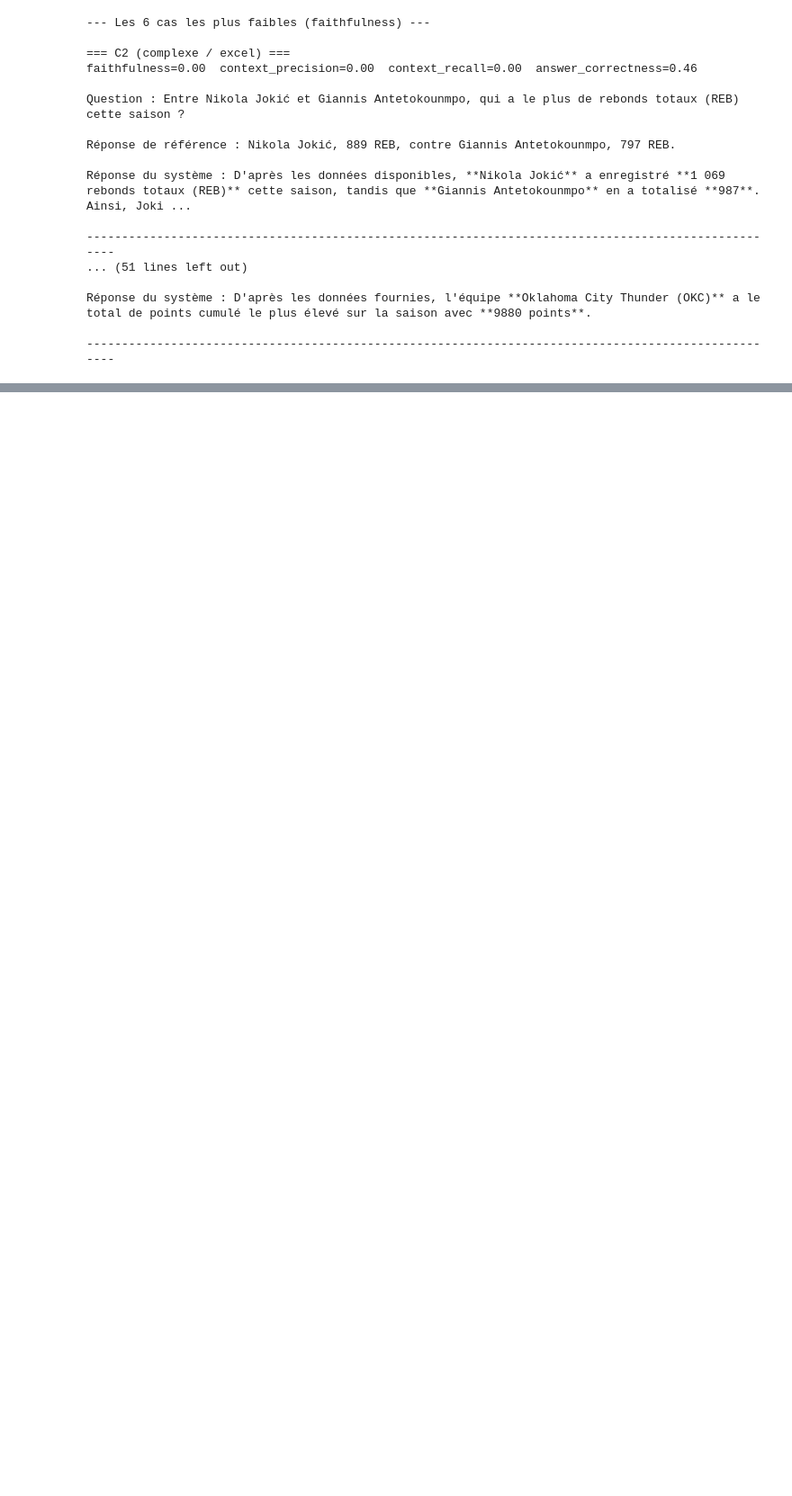
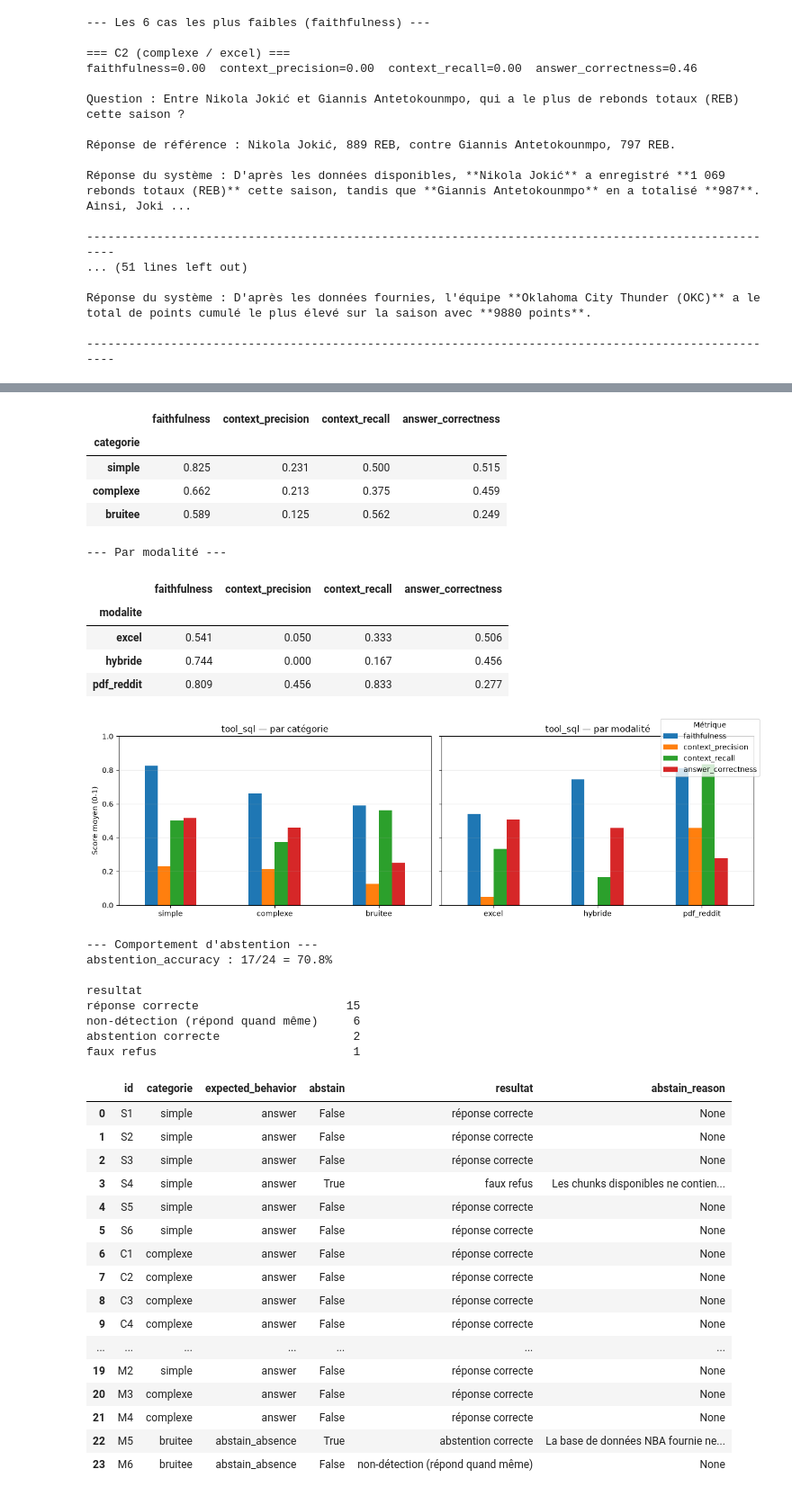
Before and after one commit to FaizaKh93/Projet10_mission, a Jupyter notebook: eval/analyze_results.ipynb, the cells around one changed output, grey strips where cells are left out. Shown at 90% size. Drawn from its saved outputs; the diff is of its cells as text; code cells hidden in the pictures; blank space fills up the shorter version.

Commit message:
Evaluate the SQL tool and compare it against the two previous runs

```diff
--- a/eval/analyze_results.ipynb
+++ b/eval/analyze_results.ipynb
@@ -27,10 +27,19 @@ import pandas as pd
 import matplotlib.pyplot as plt
 
 RESULTS_DIR = Path.cwd() / "results"
-RUNS = ["baseline", "validation_pydantic"]  # ordre chronologique
+RUNS = ["baseline", "validation_pydantic", "tool_sql"]  # ordre chronologique
 METRICS = ["faithfulness", "context_precision", "context_recall", "answer_correctness"]
 ORDRE_CATEGORIES = ["simple", "complexe", "bruitee"]
 N_PIRES_CAS = 6  # nombre de cas dont on affiche le texte complet, par run
+
+# context_precision et context_recall ne jugent que les chunks FAISS. Depuis le tool
+# SQL, elles ne mesurent plus tout le contexte du système, seulement sa branche
+# vectorielle : renommées à l'affichage pour qu'on ne les lise pas comme globales.
+# Les clés du JSON restent inchangées, pour rester comparables aux runs antérieurs.
+NOMS_AFFICHES = {
+    "context_precision": "vector_context_precision",
+    "context_recall": "vector_context_recall",
+}
 
 # Un run absent est simplement ignoré : le notebook reste exécutable avant/après
 # chaque nouvelle évaluation.
@@ -367,0 +304,3 @@ Comparaison sur les **17 cas communs** (S6 a échoué côté juge sur une limite
+# %%
+analyser("tool_sql")
+# %% [output]
@@ -367,0 +313,37 @@ Comparaison sur les **17 cas communs** (S6 a échoué côté juge sur une limite
+|  | faithfulness | context_precision | context_recall | answer_correctness |
+| categorie |  |  |  |  |
+| simple | 0.825 | 0.231 | 0.500 | 0.515 |
+| complexe | 0.662 | 0.213 | 0.375 | 0.459 |
+| bruitee | 0.589 | 0.125 | 0.562 | 0.249 |
+--- Par modalité ---
+|  | faithfulness | context_precision | context_recall | answer_correctness |
+| modalite |  |  |  |  |
+| excel | 0.541 | 0.050 | 0.333 | 0.506 |
+| hybride | 0.744 | 0.000 | 0.167 | 0.456 |
+| pdf_reddit | 0.809 | 0.456 | 0.833 | 0.277 |
+[figure, added]
+--- Comportement d'abstention ---
+abstention_accuracy : 17/24 = 70.8%
+
+resultat
+réponse correcte                     15
+non-détection (répond quand même)     6
+abstention correcte                   2
+faux refus                            1
+|  | id | categorie | expected_behavior | abstain | resultat | abstain_reason |
+| 0 | S1 | simple | answer | False | réponse correcte | None |
+| 1 | S2 | simple | answer | False | réponse correcte | None |
+| 2 | S3 | simple | answer | False | réponse correcte | None |
+| 3 | S4 | simple | answer | True | faux refus | Les chunks disponibles ne contien... |
+| 4 | S5 | simple | answer | False | réponse correcte | None |
+| 5 | S6 | simple | answer | False | réponse correcte | None |
+| 6 | C1 | complexe | answer | False | réponse correcte | None |
+| 7 | C2 | complexe | answer | False | réponse correcte | None |
+| 8 | C3 | complexe | answer | False | réponse correcte | None |
+| 9 | C4 | complexe | answer | False | réponse correcte | None |
+| ... | ... | ... | ... | ... | ... | ... |
+| 19 | M2 | simple | answer | False | réponse correcte | None |
+| 20 | M3 | complexe | answer | False | réponse correcte | None |
+| 21 | M4 | complexe | answer | False | réponse correcte | None |
+| 22 | M5 | bruitee | abstain_absence | True | abstention correcte | La base de données NBA fournie ne... |
+| 23 | M6 | bruitee | abstain_absence | False | non-détection (répond quand même) | None |
```
Also changed, not shown: parts of 14 cells of this notebook, 5 other files.
